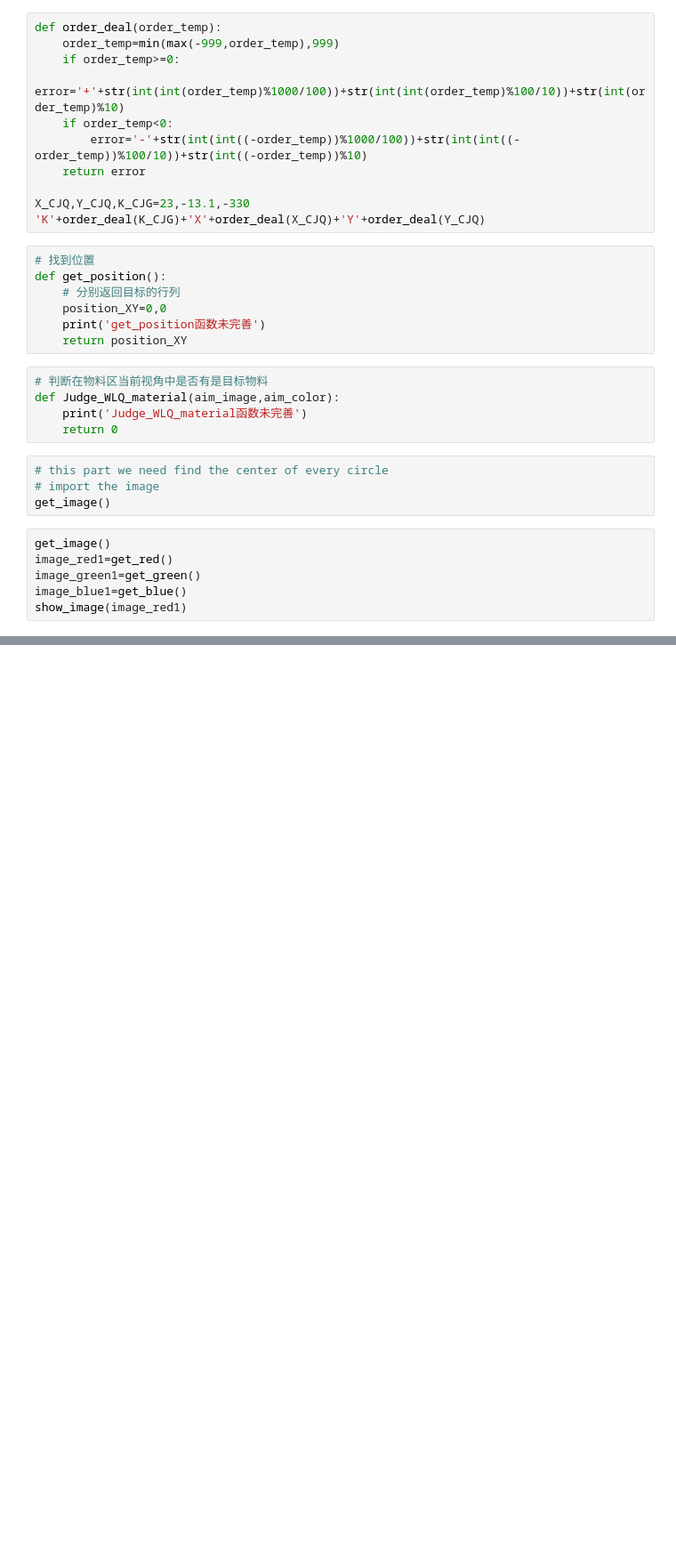
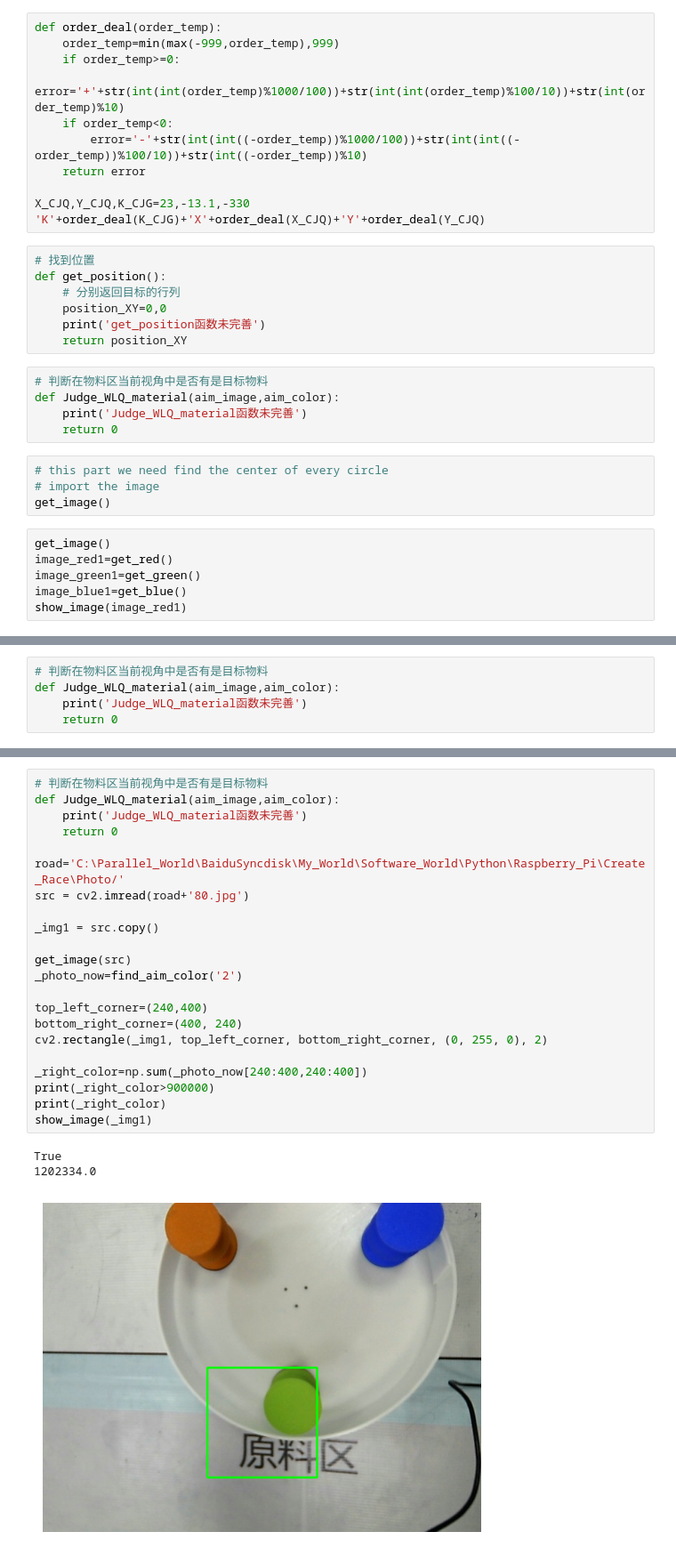
Before and after one commit to RogersSccot/Raspberry_Pi, a Jupyter notebook: Create_Race/GCR_draft.ipynb, the cells around one changed output, grey strips where cells are left out. Shown at 89% size. Saved outputs shown, nothing was run; the diff lists cells and outputs as text; blank space fills up the shorter version.

```diff
--- a/Create_Race/GCR_draft.ipynb
+++ b/Create_Race/GCR_draft.ipynb
@@ -324,0 +379,5 @@ print(circle)
+# %%
+# 判断在物料区当前视角中是否有是目标物料
+def Judge_WLQ_material(aim_image,aim_color):
+    print('Judge_WLQ_material函数未完善')
+    return 0
@@ -362,0 +568,26 @@ take photo success
+# %%
+# 判断在物料区当前视角中是否有是目标物料
+def Judge_WLQ_material(aim_image,aim_color):
+    print('Judge_WLQ_material函数未完善')
+    return 0
+
+road='C:\Parallel_World\BaiduSyncdisk\My_World\Software_World\Python\Raspberry_Pi\Create_Race\Photo/'
+src = cv2.imread(road+'80.jpg')
+
+_img1 = src.copy()
+
+get_image(src)
+_photo_now=find_aim_color('2')
+
+top_left_corner=(240,400)
+bottom_right_corner=(400, 240)
+cv2.rectangle(_img1, top_left_corner, bottom_right_corner, (0, 255, 0), 2)
+
+_right_color=np.sum(_photo_now[240:400,240:400])
+print(_right_color>900000)
+print(_right_color)
+show_image(_img1)
+# %% [output]
+True
+1202334.0
+[figure, added]
```
Also changed, not shown: parts of 20 cells of this notebook, 3 other files.
